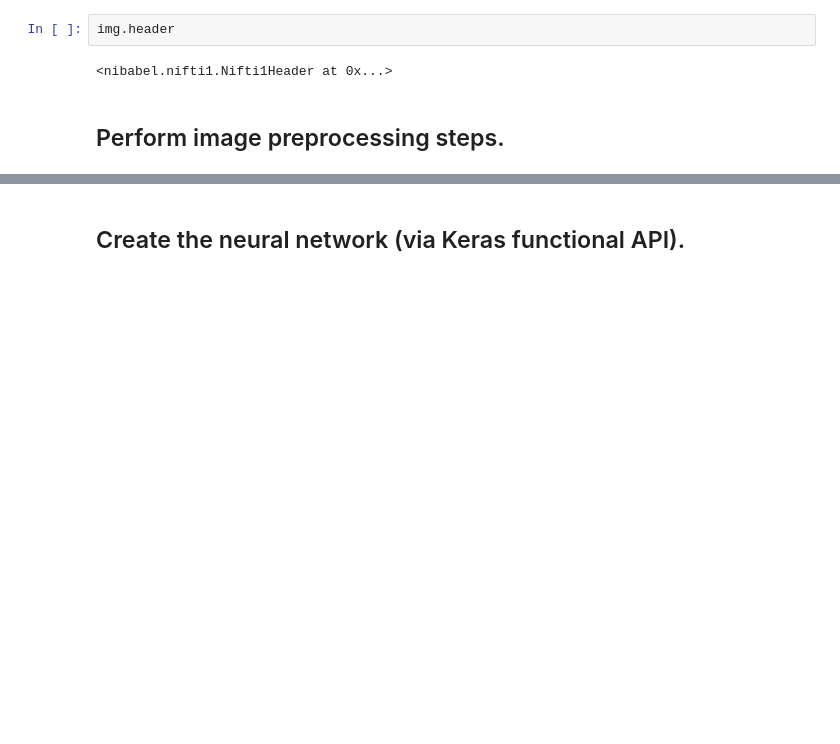
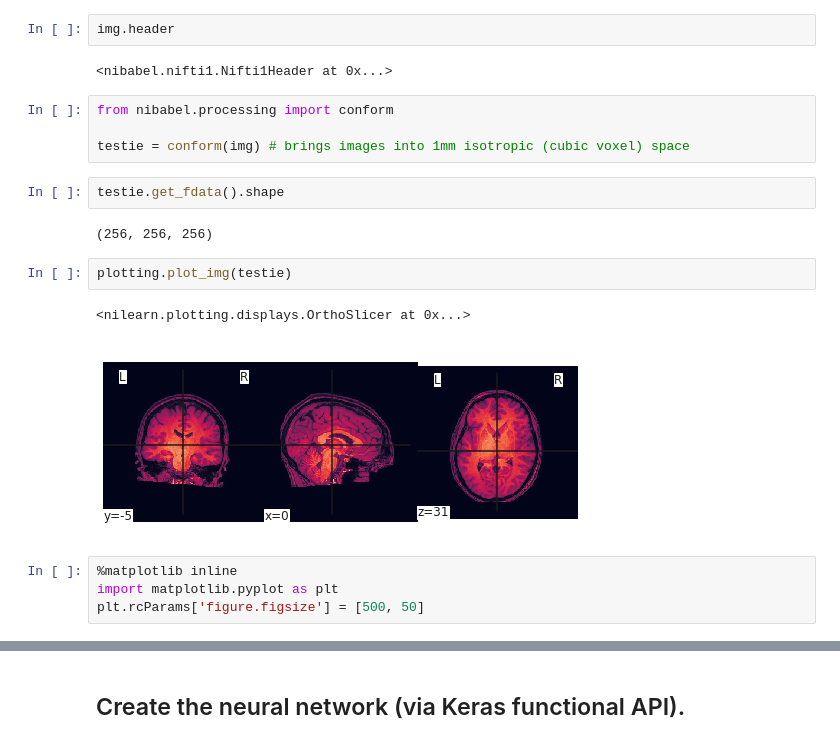
Before and after one commit to fshaikh4/final-project, a Jupyter notebook: final-project.ipynb, the cells around one changed output, grey strips where cells are left out. Drawn from its saved outputs; the diff is of its cells as text; blank space fills up the shorter version.

```diff
--- a/final-project.ipynb
+++ b/final-project.ipynb
@@ -217,5 +218,20 @@ img.get_fdata().shape
 img.header
 # %% [output]
 <nibabel.nifti1.Nifti1Header at 0x...>
-# %% [markdown]
-## Perform image preprocessing steps.
+# %%
+from nibabel.processing import conform
+
+testie = conform(img) # brings images into 1mm isotropic (cubic voxel) space
+# %%
+testie.get_fdata().shape
+# %% [output]
+(256, 256, 256)
+# %%
+plotting.plot_img(testie)
+# %% [output]
+<nilearn.plotting.displays.OrthoSlicer at 0x...>
+[figure, added]
+# %%
+%matplotlib inline
+import matplotlib.pyplot as plt
+plt.rcParams['figure.figsize'] = [500, 50]
```
Also changed, not shown: parts of 14 cells of this notebook.
